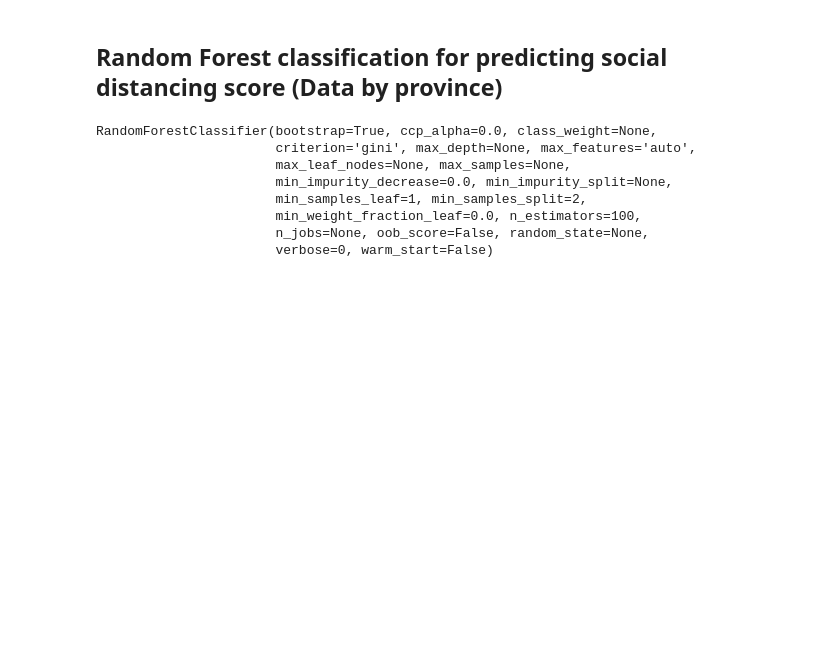
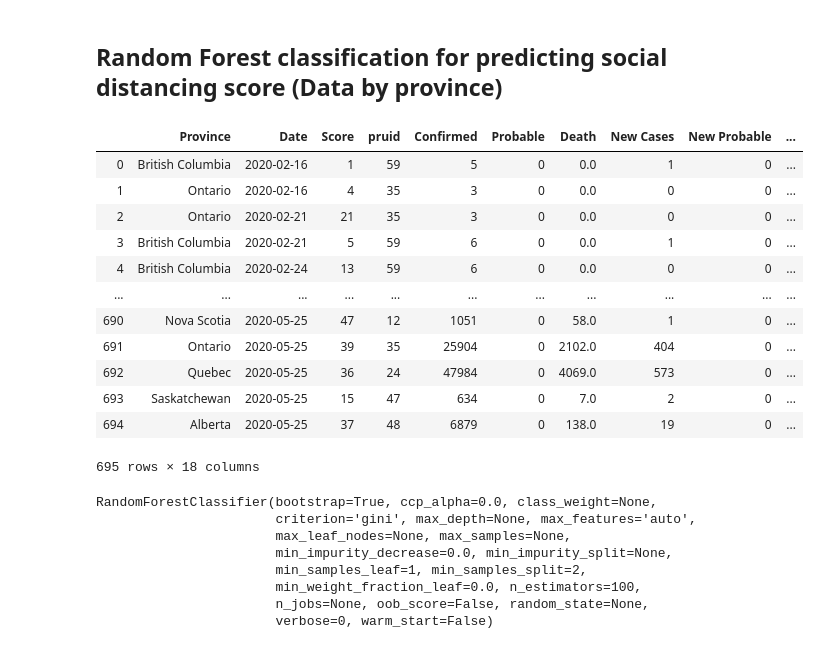
Before and after one commit to francomomo/DataFest-2020, a Jupyter notebook: scripts/Python/modeling.ipynb, the cells around one changed output. Cells and saved outputs as stored; diff of their text form; code cells hidden in the pictures; blank space fills up the shorter version.

```diff
--- a/scripts/Python/modeling.ipynb
+++ b/scripts/Python/modeling.ipynb
@@ -217,6 +217,22 @@ features = ['Confirmed', 'Probable', 'Death', 'New Cases', 'New Probable', 'New
             'Total Precipitation', 'New Cases (world)', 'Confirmed (world)', 'New Deaths (world)', 'Deaths (world)', \
             'Days Since First Case']
 target = 'Letter Score'
+# %%
+modeling_data
+# %% [output]
+|  | Province | Date | Score | pruid | Confirmed | Probable | Death | New Cases | New Probable | ... |
+| 0 | British Columbia | 2020-02-16 | 1 | 59 | 5 | 0 | 0.0 | 1 | 0 | ... |
+| 1 | Ontario | 2020-02-16 | 4 | 35 | 3 | 0 | 0.0 | 0 | 0 | ... |
+| 2 | Ontario | 2020-02-21 | 21 | 35 | 3 | 0 | 0.0 | 0 | 0 | ... |
+| 3 | British Columbia | 2020-02-21 | 5 | 59 | 6 | 0 | 0.0 | 1 | 0 | ... |
+| 4 | British Columbia | 2020-02-24 | 13 | 59 | 6 | 0 | 0.0 | 0 | 0 | ... |
+| ... | ... | ... | ... | ... | ... | ... | ... | ... | ... | ... |
+| 690 | Nova Scotia | 2020-05-25 | 47 | 12 | 1051 | 0 | 58.0 | 1 | 0 | ... |
+| 691 | Ontario | 2020-05-25 | 39 | 35 | 25904 | 0 | 2102.0 | 404 | 0 | ... |
+| 692 | Quebec | 2020-05-25 | 36 | 24 | 47984 | 0 | 4069.0 | 573 | 0 | ... |
+| 693 | Saskatchewan | 2020-05-25 | 15 | 47 | 634 | 0 | 7.0 | 2 | 0 | ... |
+| 694 | Alberta | 2020-05-25 | 37 | 48 | 6879 | 0 | 138.0 | 19 | 0 | ... |
+695 rows × 18 columns
 # %%
 # Define features and target
 X = modeling_data[features]
```
Also changed, not shown: parts of 16 cells of this notebook, 3 other files.
